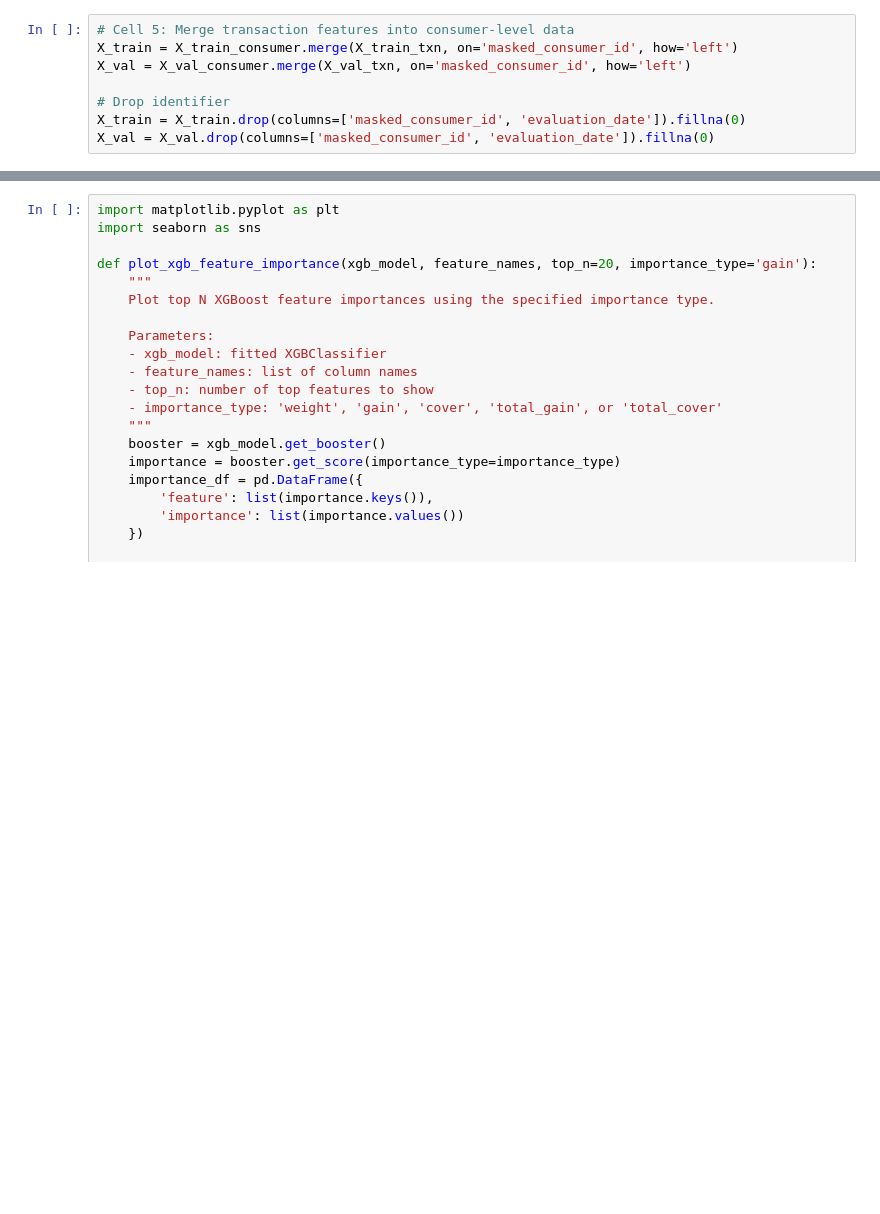
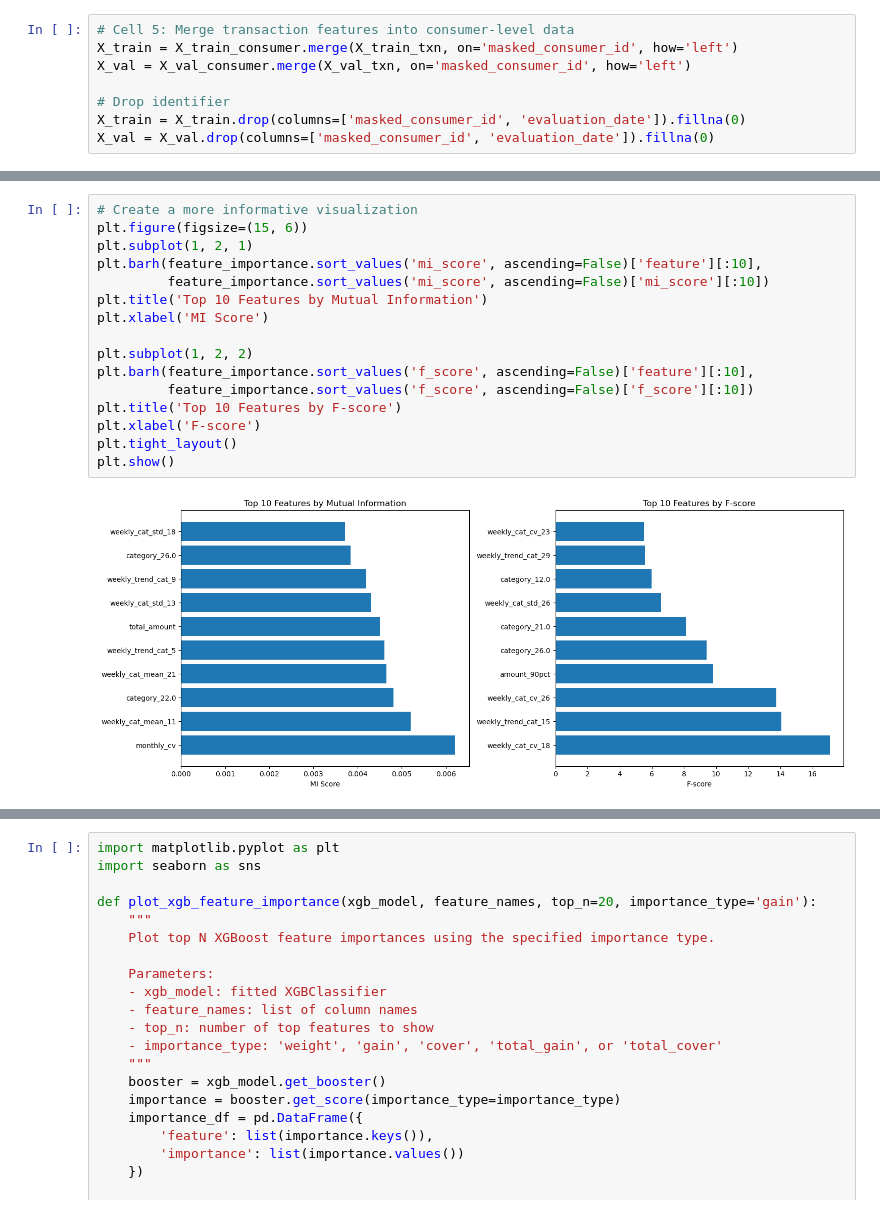
Before and after one commit to cosmanatlol/mlc-sp25-car, a Jupyter notebook: Zhaolong_workflow/milestone4_model.ipynb, the cells around one changed output, grey strips where cells are left out. Cells and saved outputs as stored; diff of their text form; blank space fills up the shorter version.

```diff
--- a/Zhaolong_workflow/milestone4_model.ipynb
+++ b/Zhaolong_workflow/milestone4_model.ipynb
@@ -170,0 +341,18 @@ X_val = X_val.drop(columns=['masked_consumer_id', 'evaluation_date']).fillna(0)
+# %%
+# Create a more informative visualization
+plt.figure(figsize=(15, 6))
+plt.subplot(1, 2, 1)
+plt.barh(feature_importance.sort_values('mi_score', ascending=False)['feature'][:10],
+         feature_importance.sort_values('mi_score', ascending=False)['mi_score'][:10])
+plt.title('Top 10 Features by Mutual Information')
+plt.xlabel('MI Score')
+
+plt.subplot(1, 2, 2)
+plt.barh(feature_importance.sort_values('f_score', ascending=False)['feature'][:10],
+         feature_importance.sort_values('f_score', ascending=False)['f_score'][:10])
+plt.title('Top 10 Features by F-score')
+plt.xlabel('F-score')
+plt.tight_layout()
+plt.show()
+# %% [output]
+[figure, added]
```
Also changed, not shown: parts of 20 cells of this notebook, 6 other files.
